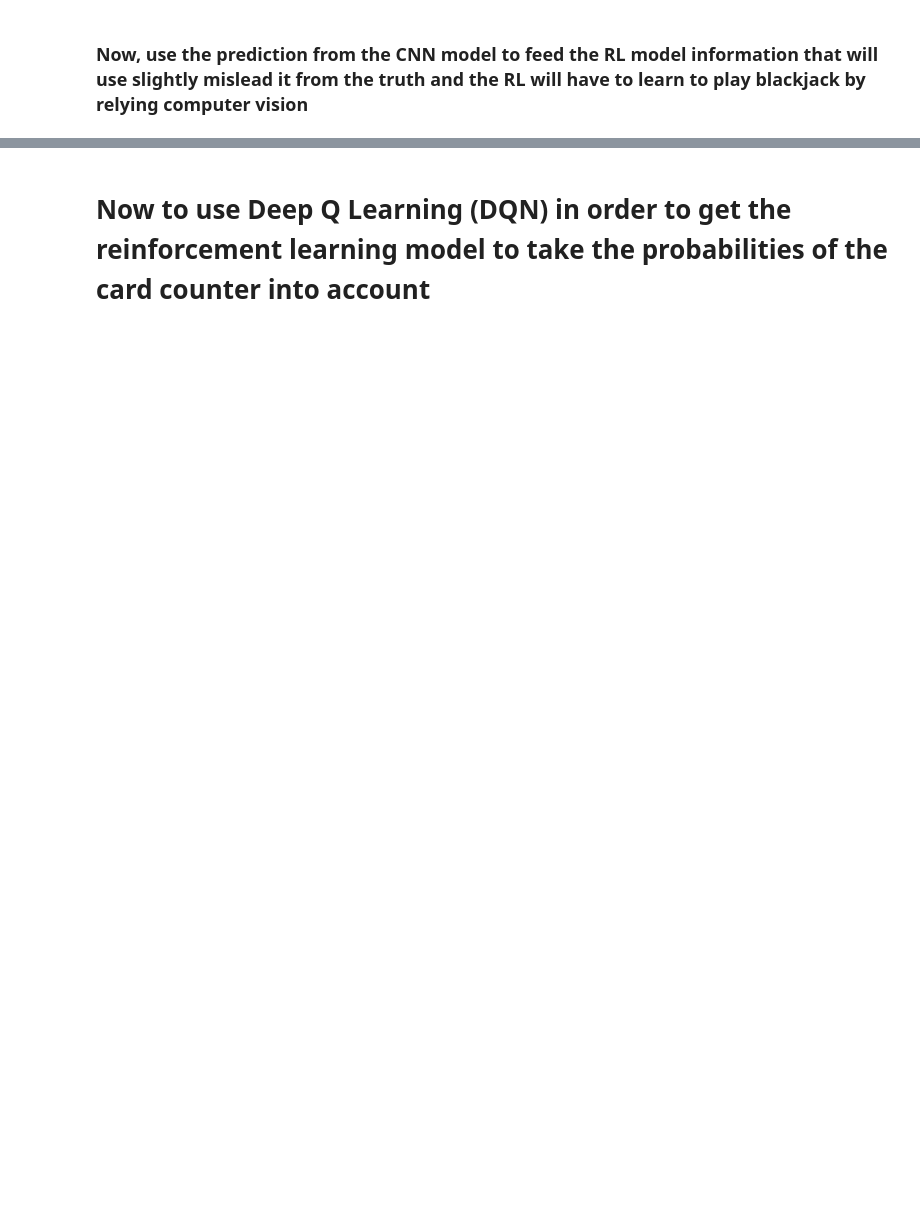
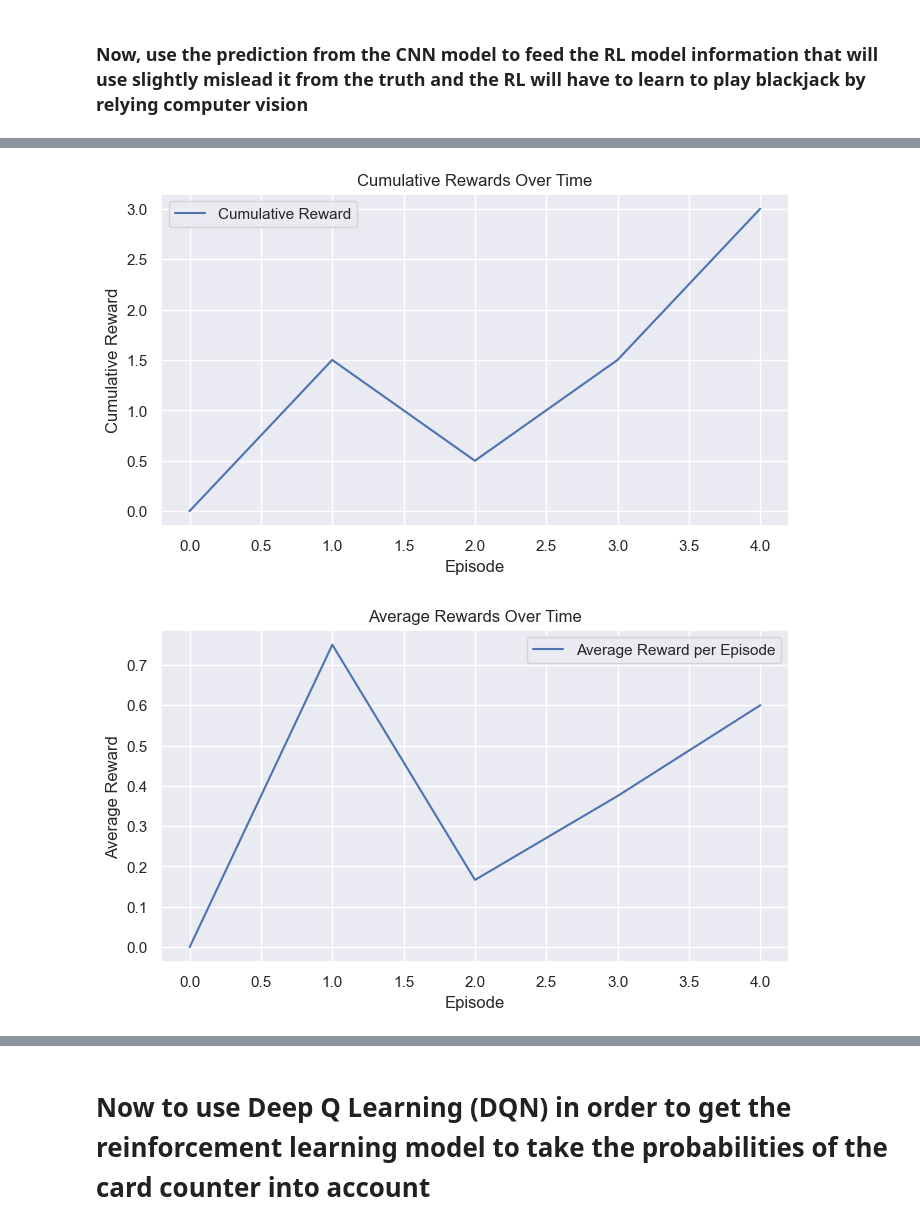
Before and after one commit to amrambouskila/BlackJackAI, a Jupyter notebook: BlackJackAI.ipynb, the cells around one changed output, grey strips where cells are left out. Drawn from its saved outputs; the diff is of its cells as text; code cells hidden in the pictures; blank space fills up the shorter version.

```diff
--- a/BlackJackAI.ipynb
+++ b/BlackJackAI.ipynb
@@ -75,3 +84,30 @@ def KANCNN(input_shape, num_classes):
     model = Model(inputs, outputs)
     return model
+# %%
+def CNN(input_shape, num_classes):
+    inputs = Input(shape=input_shape)
+    x = Conv2D(32, (3, 3), activation='relu', kernel_regularizer=tf.keras.regularizers.l1_l2(l1=1e-5, l2=1e-4))(inputs)
+    x = tf.keras.layers.BatchNormalization()(x)
+    x = MaxPooling2D((2, 2))(x)
+
+    x = Conv2D(64, (3, 3), activation='relu', kernel_regularizer=tf.keras.regularizers.l1_l2(l1=1e-5, l2=1e-4))(x)
+    x = tf.keras.layers.BatchNormalization()(x)
+    x = MaxPooling2D((2, 2))(x)
+
+    x = Conv2D(128, (3, 3), activation='relu', kernel_regularizer=tf.keras.regularizers.l1_l2(l1=1e-5, l2=1e-4))(x)
+    x = tf.keras.layers.BatchNormalization()(x)
+    x = MaxPooling2D((2, 2))(x)
+
+    x = Conv2D(256, (3, 3), activation='relu', kernel_regularizer=tf.keras.regularizers.l1_l2(l1=1e-5, l2=1e-4))(x)
+    x = tf.keras.layers.BatchNormalization()(x)
+    x = MaxPooling2D((2, 2))(x)
+
+    x = Flatten()(x)
+    x = Dense(512, activation='relu', kernel_regularizer=tf.keras.regularizers.l1_l2(l1=1e-5, l2=1e-4))(x)
+    x = Dropout(0.5)(x)
+
+    outputs = Dense(num_classes, activation='softmax')(x)
+
+    model = Model(inputs, outputs)
+    return model
 # %%
@@ -1730,18 +2025,19 @@ class BlackjackRL:
 # %%
 # Create a Q-Learning Reinforcement Learning model to learn to play blackjack
-epochs = 5
+epochs = 25
 model_path = f'./models/{epochs}_model.h5'
 env = BlackjackEnvironment(model_path)
-actions = ['hit', 'stand', 'split']
+actions = ['hit', 'stand', 'insurance', 'surrender', 'split']
 agent = QLearningAgent(action_space=actions)
 root = tk.Tk()
 app = BlackjackRL(
     root=root,
     agent=agent,
     environment=env,
-    train_episodes=1000,
-    test_episodes=100,
+    train_episodes=10000,
+    test_episodes=1000,
     cnn_model_path=model_path
 )
 
 app.start()
+# %% [output]
@@ -1747,0 +2061,2 @@ app.start()
+[figure, added]
+[figure, added]
```
Also changed, not shown: parts of 12 cells of this notebook.
